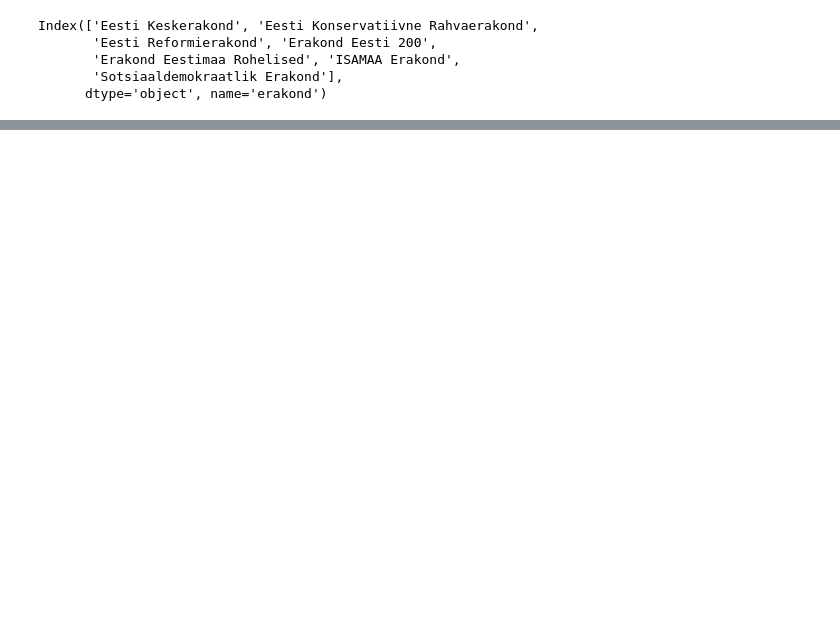
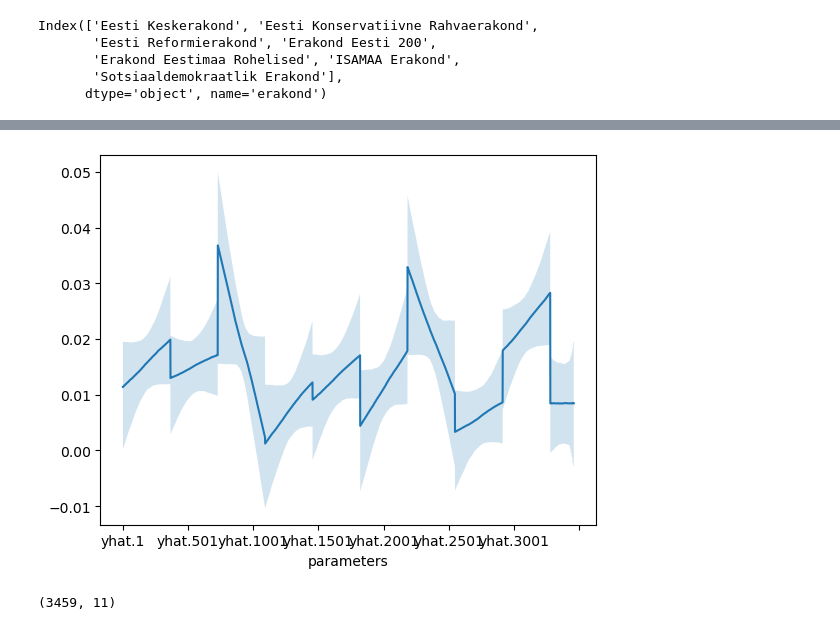
Before and after one commit to RRisto/learning, a Jupyter notebook: bayesian_analysis/BDA_aalto_2022/project/erakondade_rahastamine_seasons.ipynb, the cells around one changed output, grey strips where cells are left out. Saved outputs shown, nothing was run; the diff lists cells and outputs as text; code cells hidden in the pictures; blank space fills up the shorter version.

```diff
--- a/bayesian_analysis/BDA_aalto_2022/project/erakondade_rahastamine_seasons.ipynb
+++ b/bayesian_analysis/BDA_aalto_2022/project/erakondade_rahastamine_seasons.ipynb
@@ -119,0 +409,4 @@ sns.relplot(
+# %%
+plot_params_ci(df_fit_ppm_ref, 'yhat.')
+# %% [output]
+[figure, added]
@@ -119,0 +421,5 @@ sns.relplot(
+# %%
+df_ref_ppm=predict_ppm(fit_ppm_ref, df_ref, 'year')
+df_ref_ppm.shape
+# %% [output]
+(3459, 11)
```
Also changed, not shown: parts of 54 cells of this notebook, 5 other files.
